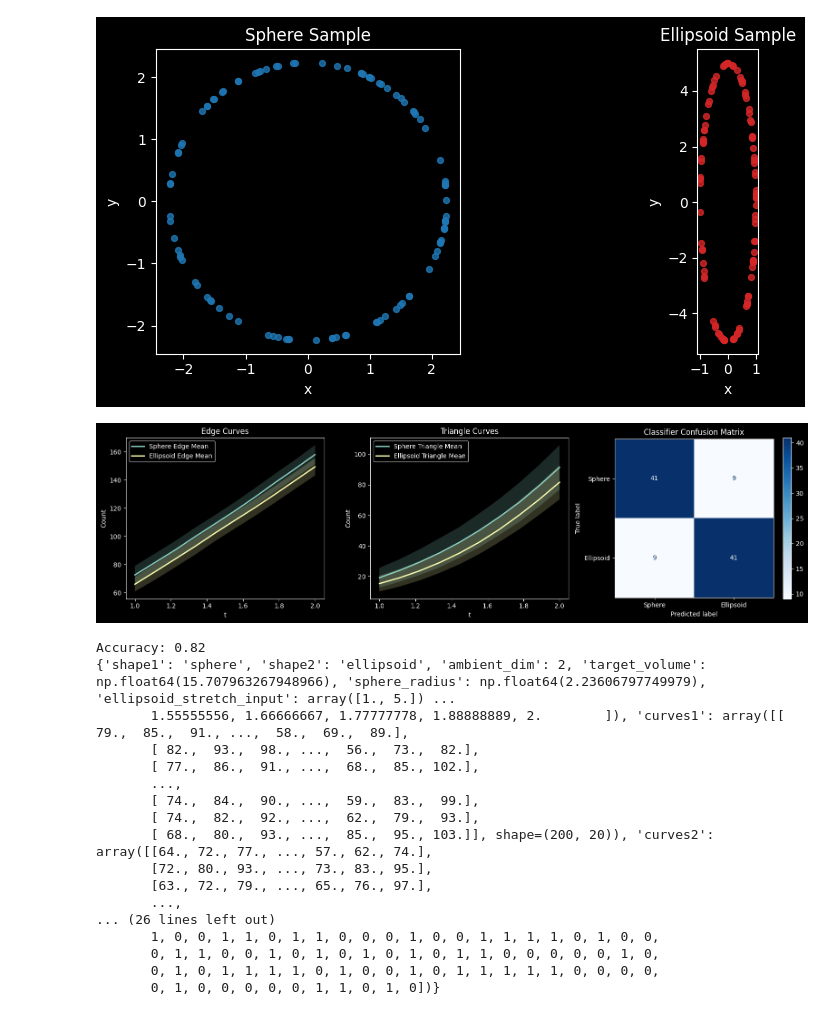
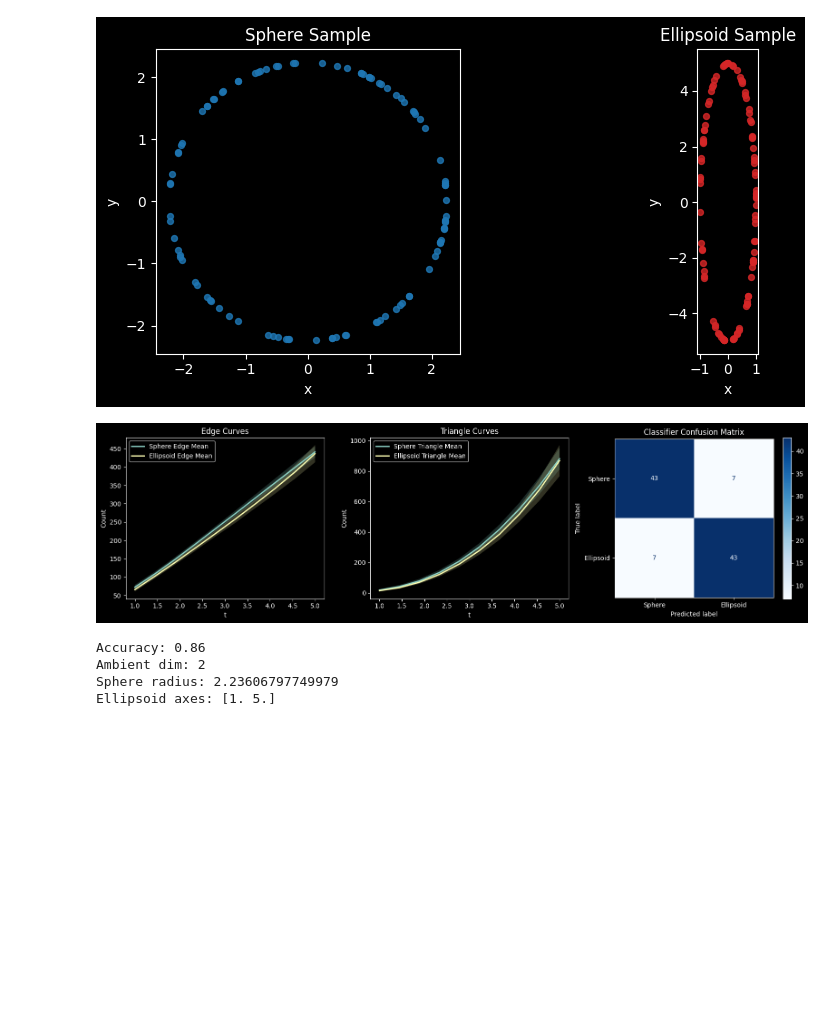
Before and after one commit to JosephMatatyaou/STA199REU, a Jupyter notebook: SQ26/Week6/Concatenating_Edge_Tri.ipynb, the cells around one changed output. Drawn from its saved outputs; the diff is of its cells as text; code cells hidden in the pictures; blank space fills up the shorter version.

```diff
--- a/SQ26/Week6/Concatenating_Edge_Tri.ipynb
+++ b/SQ26/Week6/Concatenating_Edge_Tri.ipynb
@@ -235,7 +237,7 @@ n_points = 100
 n_resamples = 200
 ambient_dim = 2
 h = 0.2
-t_grid = np.linspace(1,2,10)
+t_grid = np.linspace(1,5,10)
 
 ellipsoid_stretch = [1.0, 5.0]
 
@@ -261,48 +263,35 @@ for i, (shape, X, color) in enumerate(samples, start = 1):
         X = vr.pca_project(X, out_dim = 2)
 
     d = X.shape[1]
     ax = fig.add_subplot(1, 2, i, projection="3d" if d == 3 else None)
 
     if d == 3:
         ax.scatter(X[:, 0], X[:, 1], X[:, 2], s = 18, alpha = 0.8, color=color)
         ax.set_aspect("equal")
         ax.set_xlabel("x")
         ax.set_ylabel("y")
         ax.set_zlabel("z")
     elif d == 2:
         ax.scatter(X[:, 0], X[:, 1], s=18, alpha=0.8, color=color)
         ax.set_aspect("equal")
         ax.set_xlabel("PC1" if projected else "x")
         ax.set_ylabel("PC2" if projected else "y")
     else:
         ax.scatter(X[:, 0], np.zeros(len(X)), s=18, alpha=0.8, color=color)
         ax.set_xlabel("x")
         ax.set_ylabel("")
 
     ax.set_title(f"{shape} Sample")
     ax.grid(False)
 
 plt.tight_layout()
 plt.show()
 
 plot_sphere_ellipsoid_concat_results(result)
 # %% [output]
 [figure]
-[figure, old version]
+[figure, new version]
-Accuracy: 0.82
-{'shape1': 'sphere', 'shape2': 'ellipsoid', 'ambient_dim': 2, 'target_volume': np.float64(15.707963267948966), 'sphere_radius': np.float64(2.23606797749979), 'ellipsoid_stretch_input': array([1., 5.]) ...
-       1.55555556, 1.66666667, 1.77777778, 1.88888889, 2.        ]), 'curves1': array([[ 79.,  85.,  91., ...,  58.,  69.,  89.],
-       [ 82.,  93.,  98., ...,  56.,  73.,  82.],
-       [ 77.,  86.,  91., ...,  68.,  85., 102.],
-       ...,
-       [ 74.,  84.,  90., ...,  59.,  83.,  99.],
-       [ 74.,  82.,  92., ...,  62.,  79.,  93.],
-       [ 68.,  80.,  93., ...,  85.,  95., 103.]], shape=(200, 20)), 'curves2': array([[64., 72., 77., ..., 57., 62., 74.],
-       [72., 80., 93., ..., 73., 83., 95.],
-       [63., 72., 79., ..., 65., 76., 97.],
-       ...,
-... (26 lines left out)
-       1, 0, 0, 1, 1, 0, 1, 1, 0, 0, 0, 1, 0, 0, 1, 1, 1, 1, 0, 1, 0, 0,
-       0, 1, 1, 0, 0, 1, 0, 1, 0, 1, 0, 1, 0, 1, 1, 0, 0, 0, 0, 0, 1, 0,
-       0, 1, 0, 1, 1, 1, 1, 0, 1, 0, 0, 1, 0, 1, 1, 1, 1, 1, 0, 0, 0, 0,
-       0, 1, 0, 0, 0, 0, 0, 1, 1, 0, 1, 0])}
+Accuracy: 0.86
+Ambient dim: 2
+Sphere radius: 2.23606797749979
+Ellipsoid axes: [1. 5.]
```
Also changed, not shown: parts of 2 cells of this notebook, 2 other files.
